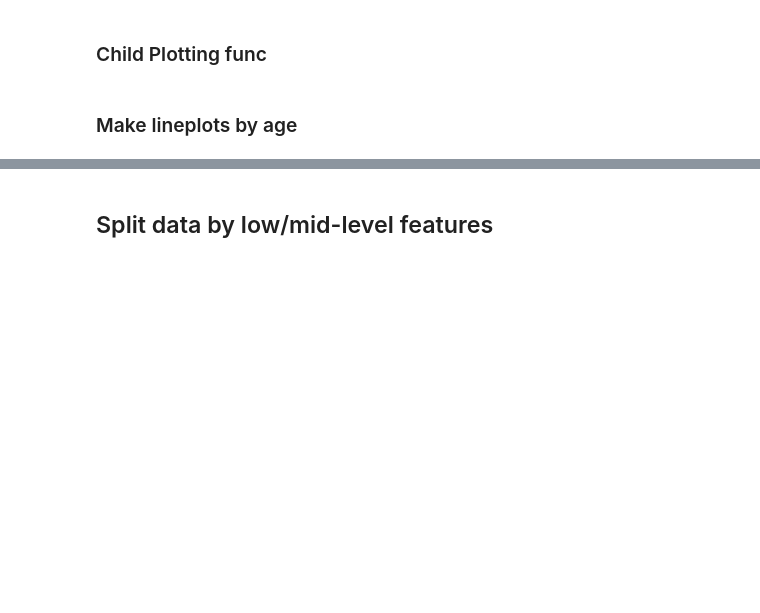
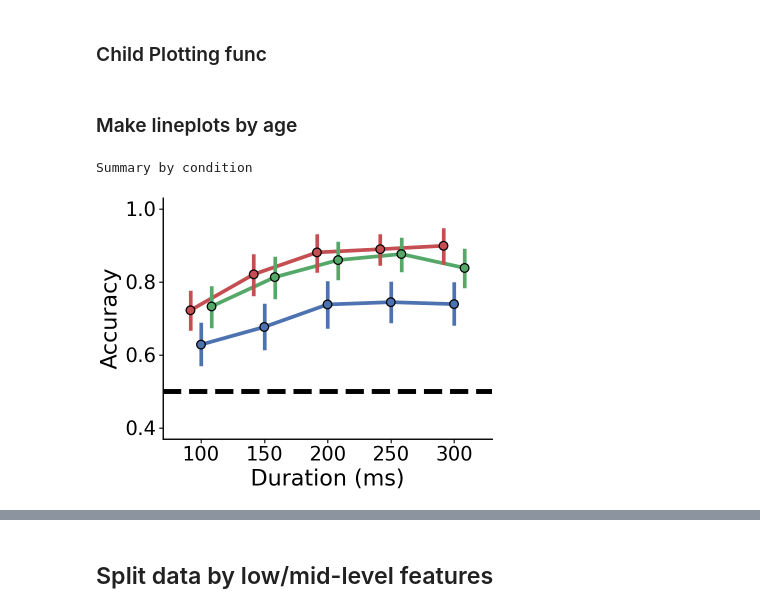
Before and after one commit to vayzenb/kornet, a Jupyter notebook: analyses/sub_analysis.ipynb, the cells around one changed output, grey strips where cells are left out. Cells and saved outputs as stored; diff of their text form; code cells hidden in the pictures; blank space fills up the shorter version.

```diff
--- a/analyses/sub_analysis.ipynb
+++ b/analyses/sub_analysis.ipynb
@@ -468,4 +437,45 @@ def make_line_plot(summary, grouping, name, colors):
     print(p)
 # %% [markdown]
 ### Make lineplots by age
+# %%
+#load data
+sub_summary = pd.read_csv(f'{results_dir}/group_data/sub_summary_long_impute_below_chance.csv')
+#remove .35 duration
+sub_summary = sub_summary[sub_summary['duration'] != .35]
+#replace duration with duration label
+sub_summary['duration'] = sub_summary['duration'].replace({.3:300, .25:250, .2:200, .15:150, .1:100})
+#make duration integers
+sub_summary['duration'] = sub_summary['duration'].astype(int)
+
+
+
+
+
+
+
+print('Summary by condition')
+colors = [all_colors_hex[3],all_colors_hex[0],all_colors_hex[2]]
+
+#groupby condition and duration
+sub_summary_grouped = sub_summary.groupby(['cond','duration'])['acc'].mean().reset_index()
+
+#compute CIs and add to sub_summary_grouped
+for cond in conds:
+    for dur in duration_labels:
+        curr_df = sub_summary[(sub_summary['cond'] == cond) & (sub_summary['duration'] == dur)]
+        ci_low, ci_high = compute_cis(curr_df)
+
+        #add to sub_summary_grouped
+        sub_summary_grouped.loc[(sub_summary_grouped['cond'] == cond) & (sub_summary_grouped['duration'] == dur), 'ci_low'] = ci_low
+        sub_summary_grouped.loc[(sub_summary_grouped['cond'] == cond) & (sub_summary_grouped['duration'] == dur), 'ci_high'] = ci_high
+
+
+
+
+
+
+make_line_plot(sub_summary_grouped,'cond','summary_by_condition', colors)
+# %% [output]
+Summary by condition
+[figure, added]
 # %%
```
Also changed, not shown: parts of 5 cells of this notebook, 5 other files.
